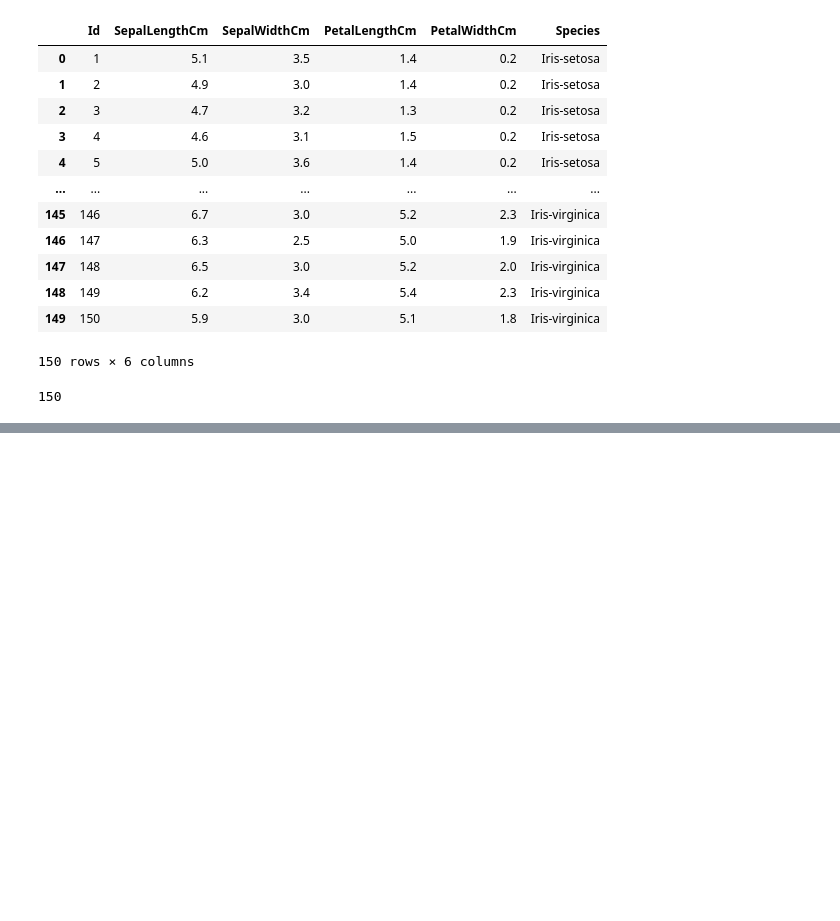
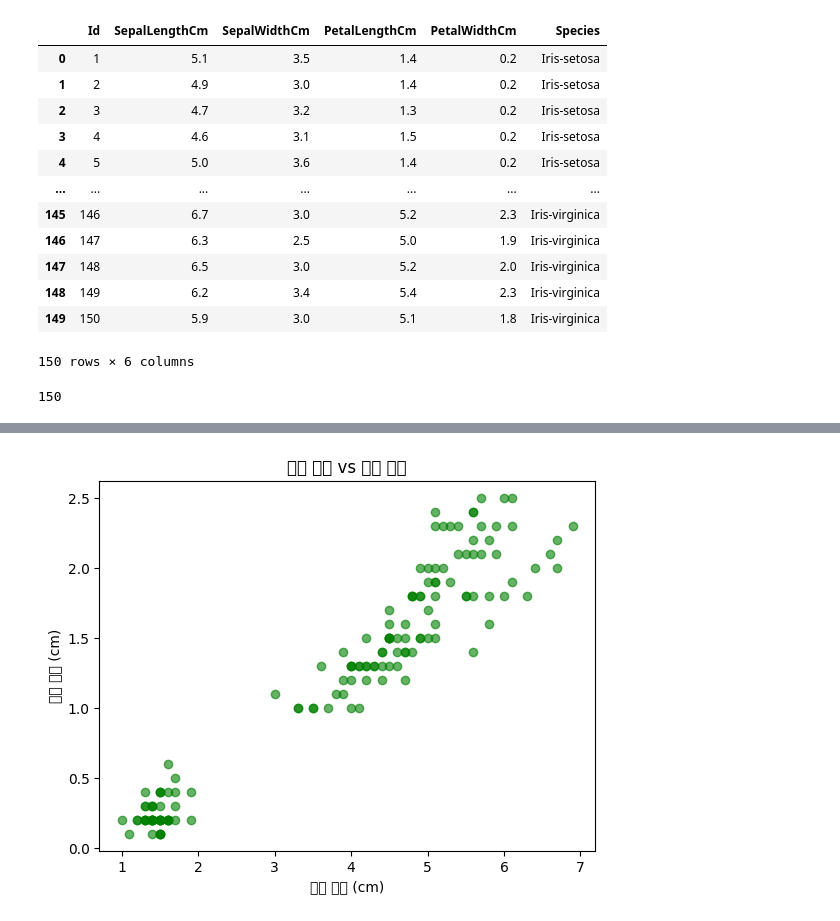
Before and after one commit to junhyeok-a/AIpythoon, a Jupyter notebook: Untitled0.ipynb, the cells around one changed output, grey strips where cells are left out. Saved outputs shown, nothing was run; the diff lists cells and outputs as text; code cells hidden in the pictures; blank space fills up the shorter version.

```diff
--- a/Untitled0.ipynb
+++ b/Untitled0.ipynb
@@ -136,0 +98,10 @@ Iris-virginica           6.588         2.026
+# %%
+
+# 문제 10: 꽃잎 길이와 너비 산점도 그리기
+plt.scatter(df["PetalLengthCm"], df["PetalWidthCm"], color="green", alpha=0.6)
+plt.title("꽃잎 길이 vs 꽃잎 너비")
+plt.xlabel("꽃잎 길이 (cm)")
+plt.ylabel("꽃잎 너비 (cm)")
+plt.show()
+# %% [output]
+[figure, added]
```
Also changed, not shown: parts of 17 cells of this notebook.
